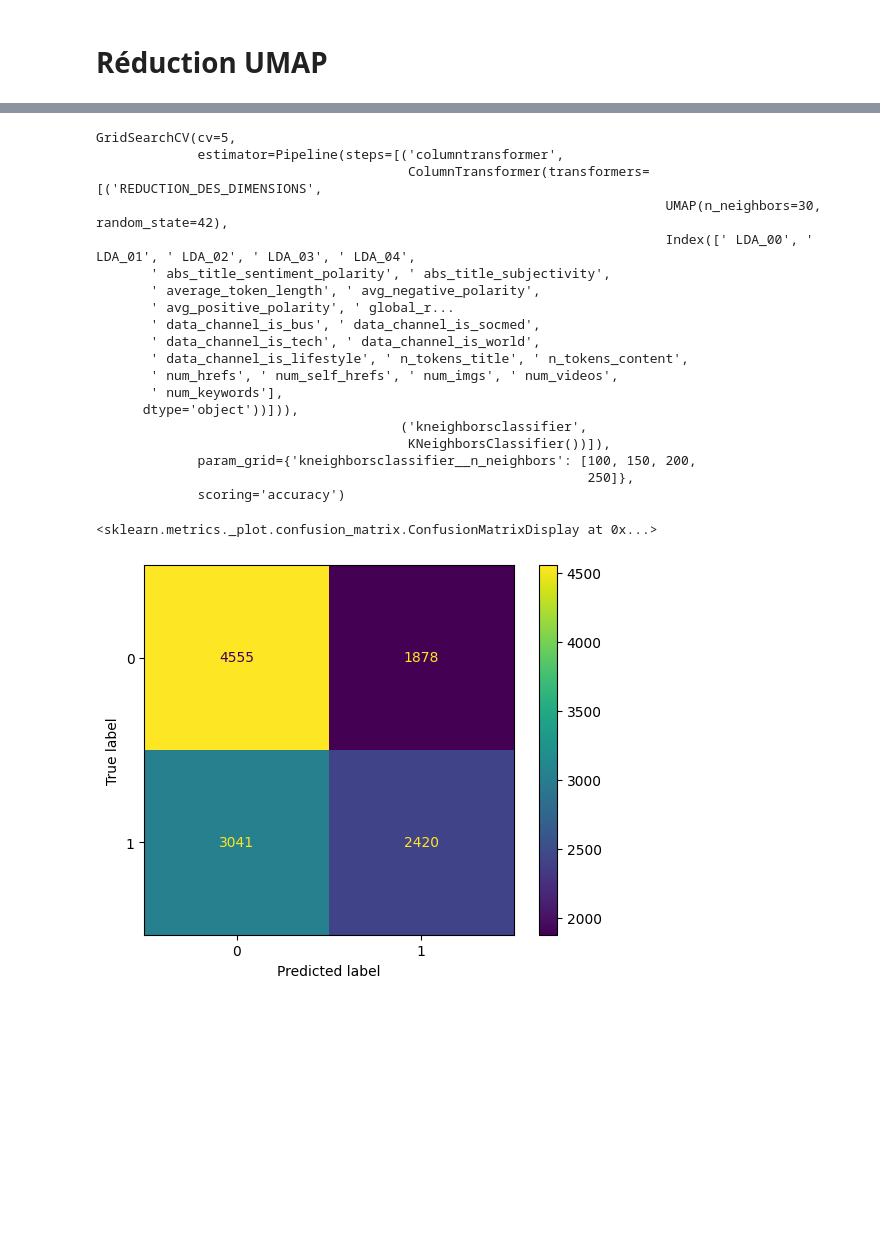
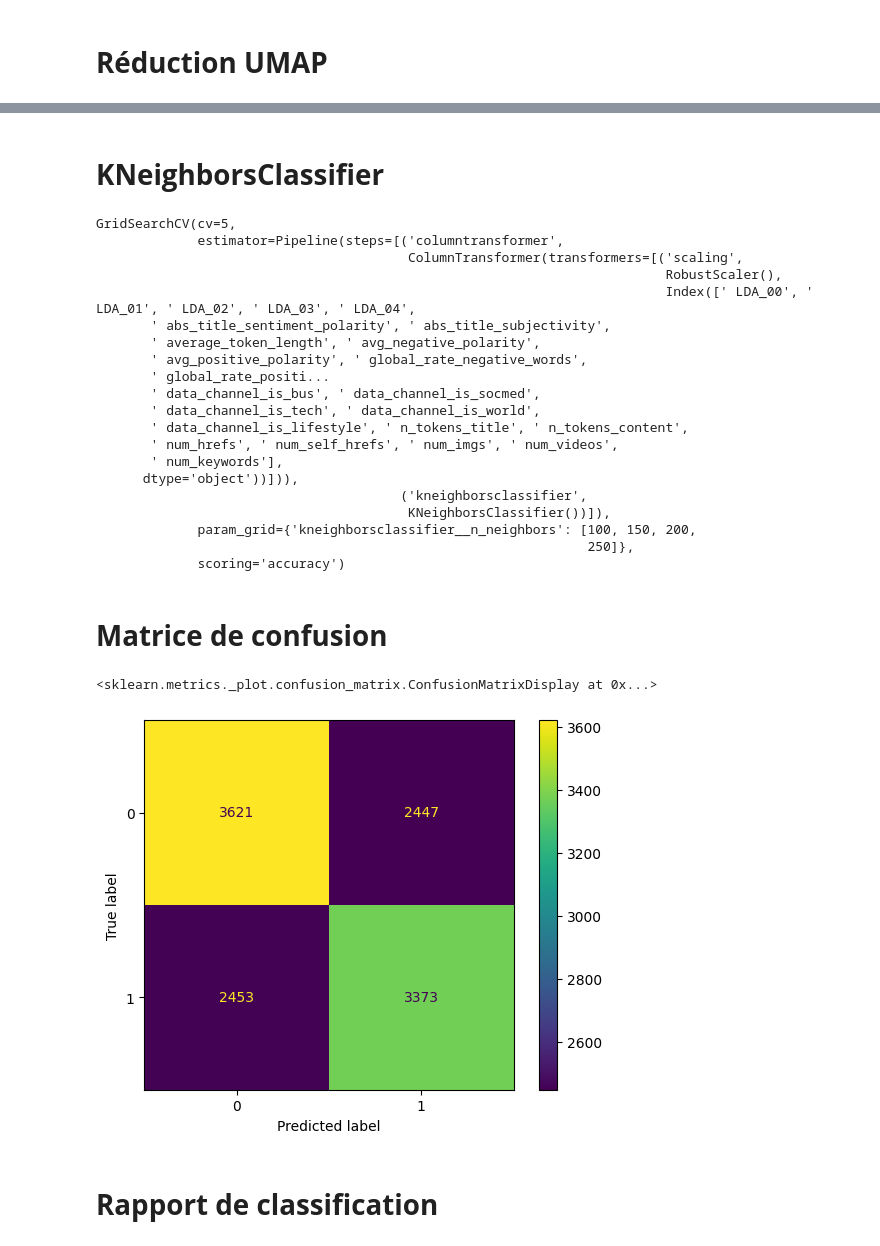
Before and after one commit to bigirimanainnocent12/Apprentissage_automatique, a Jupyter notebook: Apprentissage_Automatique.ipynb, the cells around one changed output, grey strips where cells are left out. Cells and saved outputs as stored; diff of their text form; code cells hidden in the pictures; blank space fills up the shorter version.

```diff
--- a/Apprentissage_Automatique.ipynb
+++ b/Apprentissage_Automatique.ipynb
@@ -698,7 +715,7 @@ preprocessor_PCA = ColumnTransformer(
     transformers=[
         ('MISE A L ECHELLE', RobustScaler(), X.select_dtypes(include=['int64','float64']).columns),
      ('binary', FunctionTransformer(binary_transformer, validate=False), X.select_dtypes(include=['bool']).columns),
-         ('REDUCTIONS_DES_DIMENSIONS', PCA() , X.select_dtypes(include=['int64','float64',"bool"]).columns)
+         ('REDUCTIONS_DES_DIMENSIONS', PCA(n_components=30) , X.select_dtypes(include=['int64','float64',"bool"]).columns)
 
 ])
 
@@ -790,7 +809,7 @@ preprocessor_1_PCA = ColumnTransformer(
     transformers=[
         ('scaling', RobustScaler(), X.select_dtypes(include=['int64', 'float64']).columns),
         ('binary', FunctionTransformer(binary_transformer, validate=False), X.select_dtypes(include=['bool']).columns),
-        ('Reduction', PCA(), X.select_dtypes(include=['int64', 'float64', "bool"]).columns)
+        ('Reduction', PCA(n_components=30), X.select_dtypes(include=['int64', 'float64', "bool"]).columns)
     ]
 )
 
@@ -996,44 +1055,47 @@ grid_2_PCA.fit(X_train, y_train)
+# %% [markdown]
+# **KNeighborsClassifier**
 # %%
 from sklearn.neighbors import KNeighborsClassifier
 from sklearn.compose import ColumnTransformer
 from sklearn.preprocessing import RobustScaler, FunctionTransformer
-import umap
 
 def binary_transformer(x):
     return x.astype(int)
 
-preprocessor_PCA_UMAP = ColumnTransformer(
+preprocessor_UMAP = ColumnTransformer(
     transformers=[
-        ('REDUCTION_DES_DIMENSIONS', umap.UMAP(n_neighbors=30, min_dist=0.1,n_components=2, random_state=42) , X.select_dtypes(include=['int64','float64',"bool"]).columns)
+        ('scaling', RobustScaler(), X.select_dtypes(include=['int64', 'float64']).columns),
+        ('binary', FunctionTransformer(binary_transformer, validate=False), X.select_dtypes(include=['bool']).columns),
+        ('REDUCTIONS_DES_DIMENSIONS', umap.UMAP(n_neighbors=30, min_dist=0.1,n_components=2, random_state=42) , X.select_dtypes(include=['int64','float64',"bool"]).columns)
 
-])
+    ]
+)
 
 from sklearn.pipeline import make_pipeline
 
-model_1_UMAP= make_pipeline(
-    preprocessor_PCA_UMAP,
+model_1UMAP = make_pipeline(
+    preprocessor_UMAP,
     KNeighborsClassifier()
 )
 
-
 from sklearn.model_selection import GridSearchCV
 
-
-param_grid_1_UMAP = {
-    'kneighborsclassifier__n_neighbors': [100,150,200,250]
+param_gridUMAP = {
+    'kneighborsclassifier__n_neighbors': [100, 150, 200, 250]
 }
 
-grid_1_UMAP= GridSearchCV(model_1_UMAP, param_grid=param_grid_1_UMAP, cv=5, scoring='accuracy')
-grid_1_UMAP.fit(X_train, y_train)
+grid_UMAP = GridSearchCV(model_1UMAP, param_grid=param_gridUMAP, cv=5, scoring='accuracy')
+grid_UMAP.fit(X_train, y_train)
 # %% [output]
 GridSearchCV(cv=5,
              estimator=Pipeline(steps=[('columntransformer',
-                                        ColumnTransformer(transformers=[('REDUCTION_DES_DIMENSIONS',
-                                                                         UMAP(n_neighbors=30, random_state=42),
+                                        ColumnTransformer(transformers=[('scaling',
+                                                                         RobustScaler(),
                                                                          Index([' LDA_00', ' LDA_01', ' LDA_02', ' LDA_03', ' LDA_04',
        ' abs_title_sentiment_polarity', ' abs_title_subjectivity',
        ' average_token_length', ' avg_negative_polarity',
-       ' avg_positive_polarity', ' global_r...
+       ' avg_positive_polarity', ' global_rate_negative_words',
+       ' global_rate_positi...
        ' data_channel_is_bus', ' data_channel_is_socmed',
        ' data_channel_is_tech', ' data_channel_is_world',
        ' data_channel_is_lifestyle', ' n_tokens_title', ' n_tokens_content',
@@ -1050,8 +1110,13 @@ prediction_1_UMAP=grid_1_UMAP.predict(X_test)
+# %% [markdown]
+# **Matrice de confusion**
 # %%
 from sklearn.metrics import ConfusionMatrixDisplay, confusion_matrix
-ConfusionMatrixDisplay(confusion_matrix(y_test,prediction_1_UMAP)).plot()
+prediction_1_gri=grid_UMAP.predict(X_test)
+ConfusionMatrixDisplay(confusion_matrix(y_test,prediction_1_gri)).plot()
 # %% [output]
 <sklearn.metrics._plot.confusion_matrix.ConfusionMatrixDisplay at 0x...>
-[figure, old version]
+[figure, new version]
+# %% [markdown]
+# **Rapport de classification**
 # %%
 from sklearn.metrics import classification_report
```
Also changed, not shown: parts of 43 cells of this notebook.
